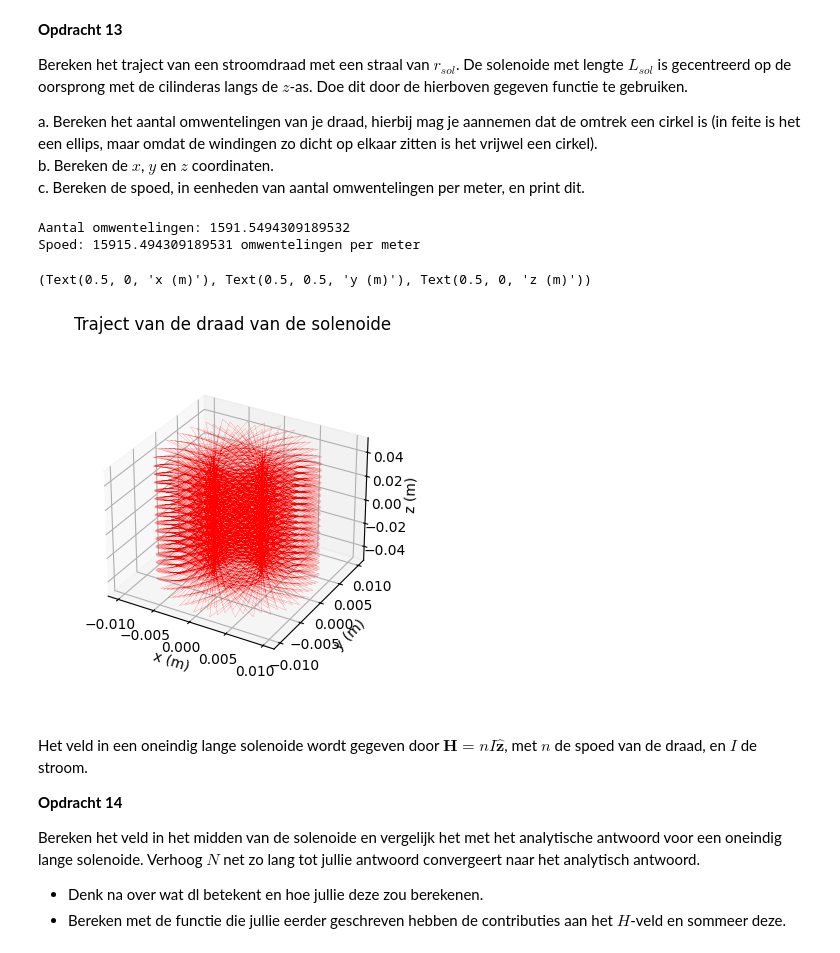
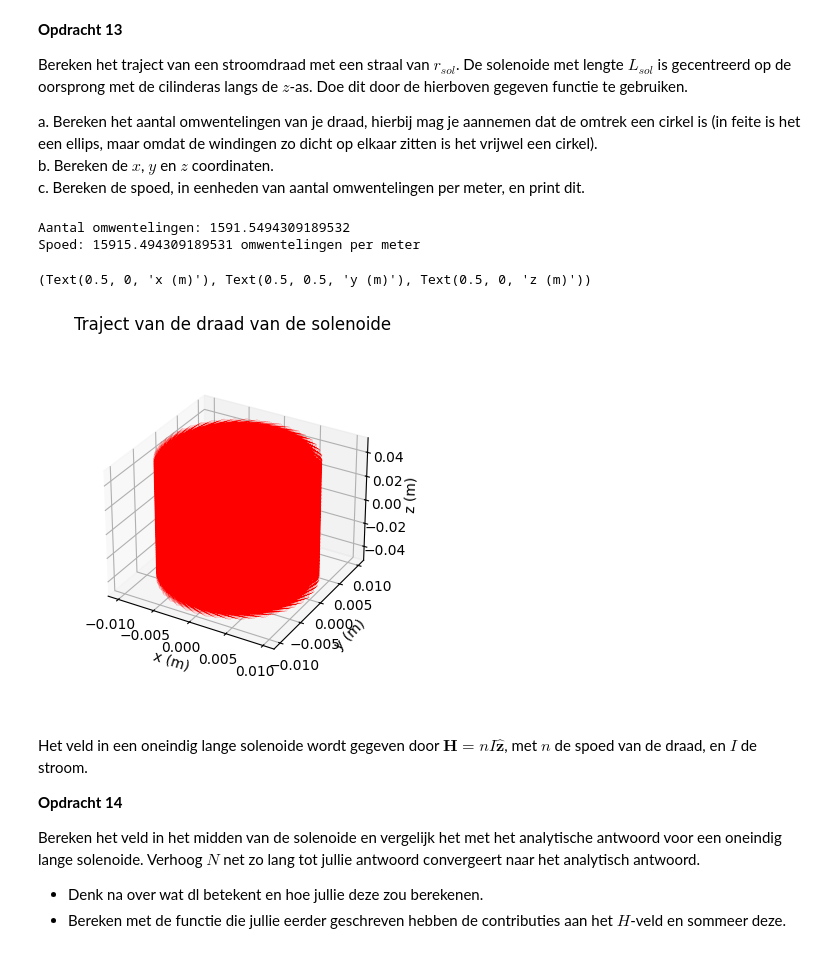
Before and after one commit to HugoRuttenTU/opdrachten-DEF-D, a Jupyter notebook: 2KrachtactuatorOpdracht/2KrachtactuatorOpdracht/KrachtactuatorOpdracht.ipynb, the cells around one changed output. Saved outputs shown, nothing was run; the diff lists cells and outputs as text; code cells hidden in the pictures.

```diff
--- a/2KrachtactuatorOpdracht/2KrachtactuatorOpdracht/KrachtactuatorOpdracht.ipynb
+++ b/2KrachtactuatorOpdracht/2KrachtactuatorOpdracht/KrachtactuatorOpdracht.ipynb
@@ -439,7 +439,7 @@ We gaan nu het magneetveld van onze solenoide uitrekenen. Deze solenoide is een
 def parametrisatie(N,r_sol,aantal_omwentelingen,L_sol):
     t=np.linspace(0, 1, N)
     x = r_sol * np.cos(2 * np.pi * aantal_omwentelingen*t) # x coordinaten
-    y = r_sol * np.sin(2 * np.pi * aantal_omwentelingen*t) # y coordinaten
+    y = -r_sol * np.sin(2 * np.pi * aantal_omwentelingen*t) # y coordinaten
     z = L_sol* t - L_sol/2  # z componenten
     return x,y,z
 # %% [markdown]
@@ -453,28 +453,28 @@ c. Bereken de spoed, in eenheden van aantal omwentelingen per meter, en print di
 # %%
 l_draad = 100 # Lengte draad
 r_sol = 0.01 # Straal solenoide
 L_sol = 0.1 # Lengte solenoide
-N = 1000 # Aantal wikkeling
+N = 10000 # Aantal wikkeling
 
 aantal_omwentelingen = l_draad / (2 * np.pi * r_sol)
 
 x, y, z = parametrisatie(N, r_sol, aantal_omwentelingen, L_sol)
 
 spoed = aantal_omwentelingen / L_sol
 print("Aantal omwentelingen:", aantal_omwentelingen)
 print("Spoed:", spoed, "omwentelingen per meter")
 
 # Enkele plots
 ax=plt.figure().add_subplot(projection='3d')
 plt.title('Traject van de draad van de solenoide')
 plt.plot(x, y, z, '-r', linewidth=0.1)
 ax.set_box_aspect(aspect=None, zoom=0.8)
 ax.set_xlabel('x (m)'), ax.set_ylabel('y (m)'), ax.set_zlabel('z (m)')
 # %% [output]
 Aantal omwentelingen: 1591.5494309189532
 Spoed: 15915.494309189531 omwentelingen per meter
 (Text(0.5, 0, 'x (m)'), Text(0.5, 0.5, 'y (m)'), Text(0.5, 0, 'z (m)'))
-[figure, old version]
+[figure, new version]
 # %% [markdown]
 Het veld in een oneindig lange solenoide wordt gegeven door $\mathbf{H} = n I \hat{\mathbf{z}}$, met $n$ de spoed van de draad, en $I$ de stroom.
 
```
Also changed, not shown: parts of 5 cells of this notebook.
